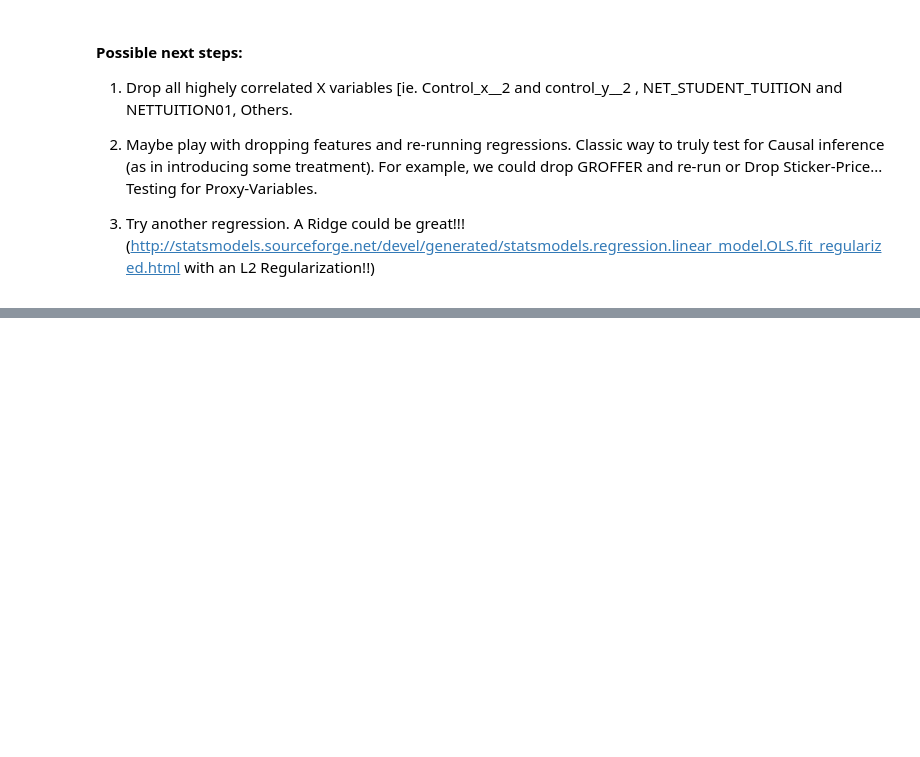
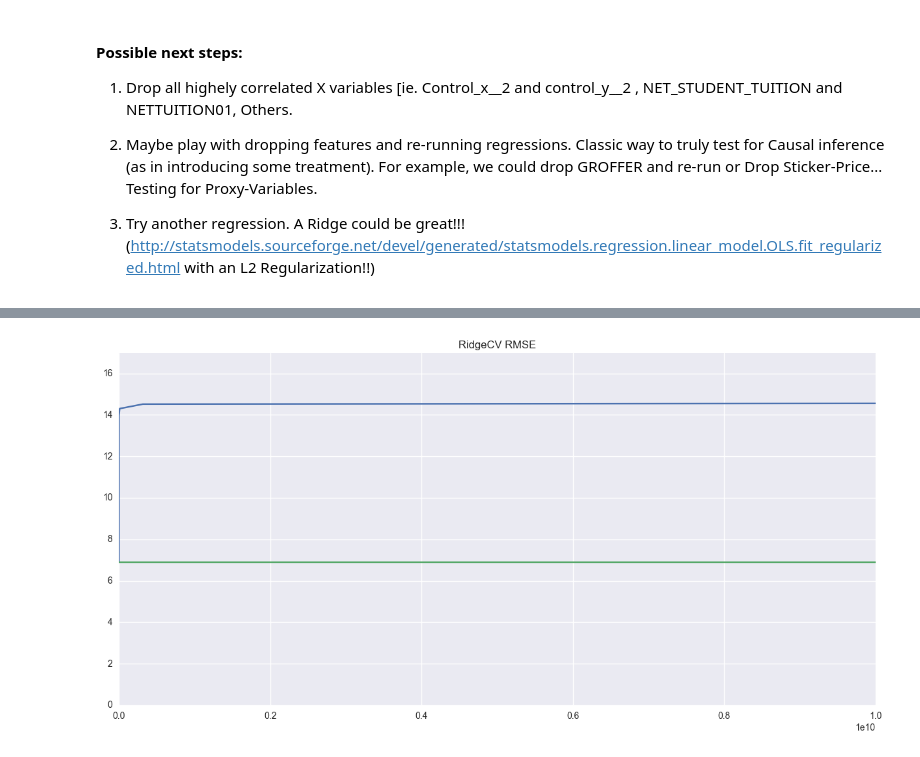
Before and after one commit to dataframing/student-loans, a Jupyter notebook: danny/Explore-Nico.ipynb, the cells around one changed output, grey strips where cells are left out. Saved outputs shown, nothing was run; the diff lists cells and outputs as text; code cells hidden in the pictures; blank space fills up the shorter version.

```diff
--- a/danny/Explore-Nico.ipynb
+++ b/danny/Explore-Nico.ipynb
@@ -334,5 +359,5 @@ top_18_test
 # %%
 string_features = ""
-string_features = ' + '.join([feature.replace(' ', '_') for feature in top_18])
+string_features = ' + '.join(top_18)
 # for feature in top_18:
 print(string_features)
@@ -378,10 +467,14 @@ lm_RMSE = mean_squared_error(data_2011['DRate'], lm.fittedvalues) ** 0.5
 # %%
 # TODO this plot of RMSE on hyper-parameterized model
 fig, ax = plt.subplots()
 
+plt.title("RidgeCV RMSE")
 plt.plot(alphas, alphas_RMSE)
 plt.plot(alphas, np.repeat(lm_RMSE, len(alphas_RMSE)))
+plt.ylim([0, 17])
 plt.show()
+# %% [output]
+[figure, added]
 # %%
 from sklearn.grid_search import GridSearchCV
 from sklearn.linear_model import Ridge
```
Also changed, not shown: parts of 12 cells of this notebook, 5 other files.
